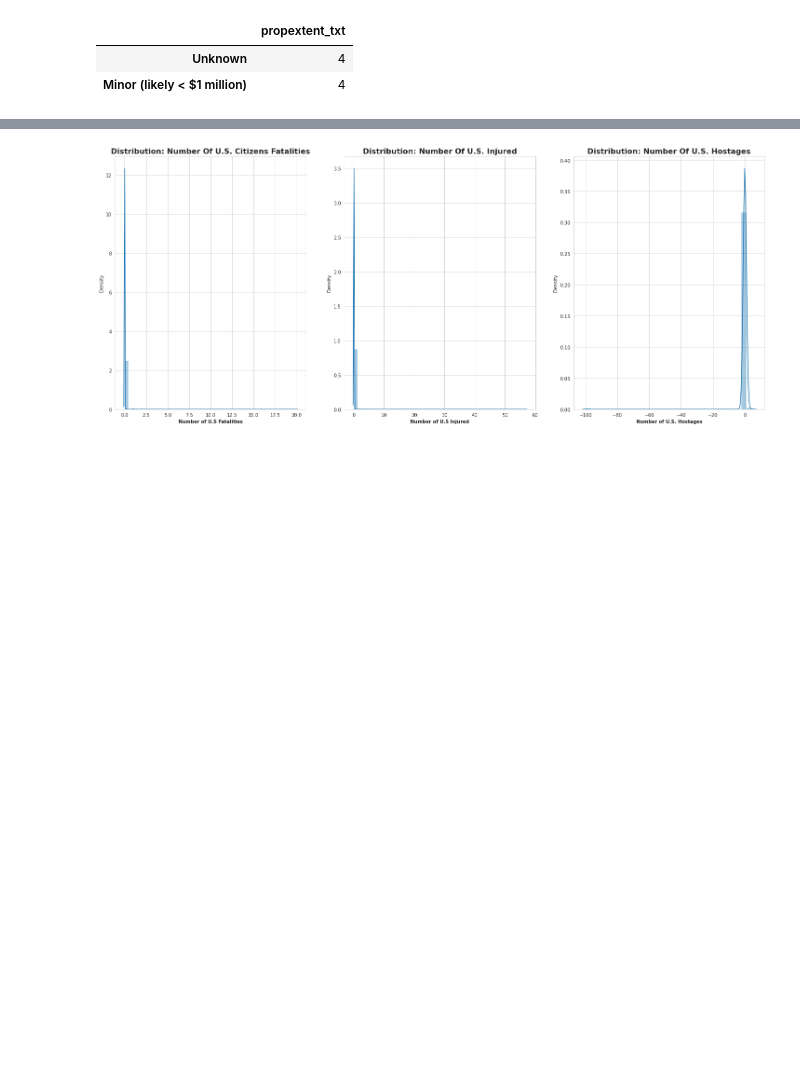
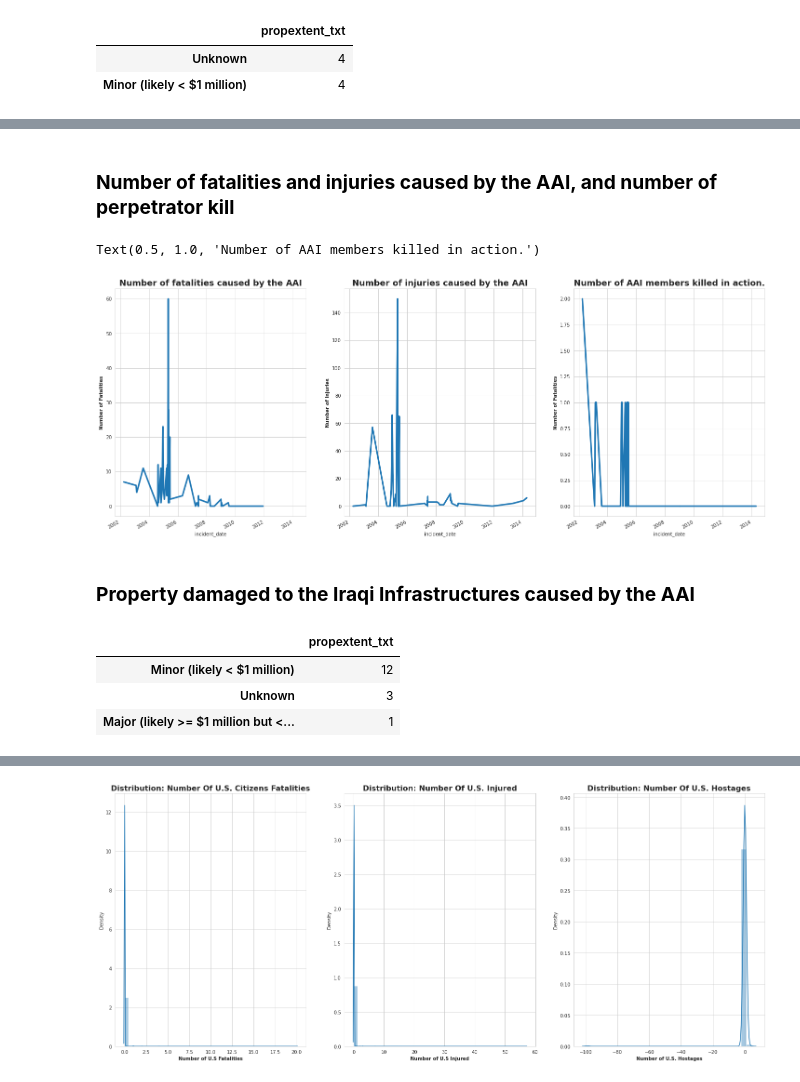
Before and after one commit to ratmadjads/DSC680, a Jupyter notebook: notebooks/DSC680_MileStoneThree_AtmadjaRio.ipynb, the cells around one changed output, grey strips where cells are left out. Saved outputs shown, nothing was run; the diff lists cells and outputs as text; code cells hidden in the pictures; blank space fills up the shorter version.

```diff
--- a/notebooks/DSC680_MileStoneThree_AtmadjaRio.ipynb
+++ b/notebooks/DSC680_MileStoneThree_AtmadjaRio.ipynb
@@ -576,0 +600,2 @@ pd.DataFrame(pkk_df.query("property == 1")['propextent_txt'].dropna().value_coun
+# %%
+aai_df: DataFrame = iraq_df[iraq_df.gname.apply(lambda gname: True if re.findall(r"al-Islam|al-Sunna", gname) else False)]
@@ -576,0 +629,31 @@ pd.DataFrame(pkk_df.query("property == 1")['propextent_txt'].dropna().value_coun
+# %% [markdown]
+### **Number of fatalities and injuries caused by the AAI, and number of perpetrator kill**
+# %%
+sns.set_style("whitegrid")
+figure = plt.figure()
+ax = figure.add_subplot(1,3,1)
+ax = aai_df.set_index('incident_date')['nkill'].plot(figsize=(25,10), ax=ax, linewidth=3.3)
+ax.set_ylabel("Number of Fatalities", fontweight='bold')
+ax.set_title("Number of fatalities caused by the AAI", fontweight='bold', fontsize=18 )
+
+ax = figure.add_subplot(1,3,2)
+ax = aai_df.set_index('incident_date')['nwound'].interpolate().plot(figsize=(25,10), ax=ax, linewidth=3.3)
+ax.set_ylabel("Number of Injuries", fontweight='bold')
+ax.set_title("Number of injuries caused by the AAI", fontweight='bold', fontsize=18)
+
+ax = figure.add_subplot(1,3,3)
+ax = aai_df.set_index('incident_date')['nkillter'].plot(figsize=(25,10), ax=ax, linewidth=3.3)
+ax.set_ylabel("Number of Fatalities", fontweight='bold')
+ax.set_title("Number of AAI members killed in action.", fontweight='bold', fontsize=18)
+# %% [output]
+Text(0.5, 1.0, 'Number of AAI members killed in action.')
+[figure, added]
+# %% [markdown]
+### **Property damaged to the Iraqi Infrastructures caused by the AAI**
+# %%
+pd.DataFrame(aai_df.query("property == 1")['propextent_txt'].value_counts())
+# %% [output]
+|  | propextent_txt |
+| Minor (likely < $1 million) | 12 |
+| Unknown | 3 |
+| Major (likely >= $1 million but <... | 1 |
```
Also changed, not shown: parts of 26 cells of this notebook.
